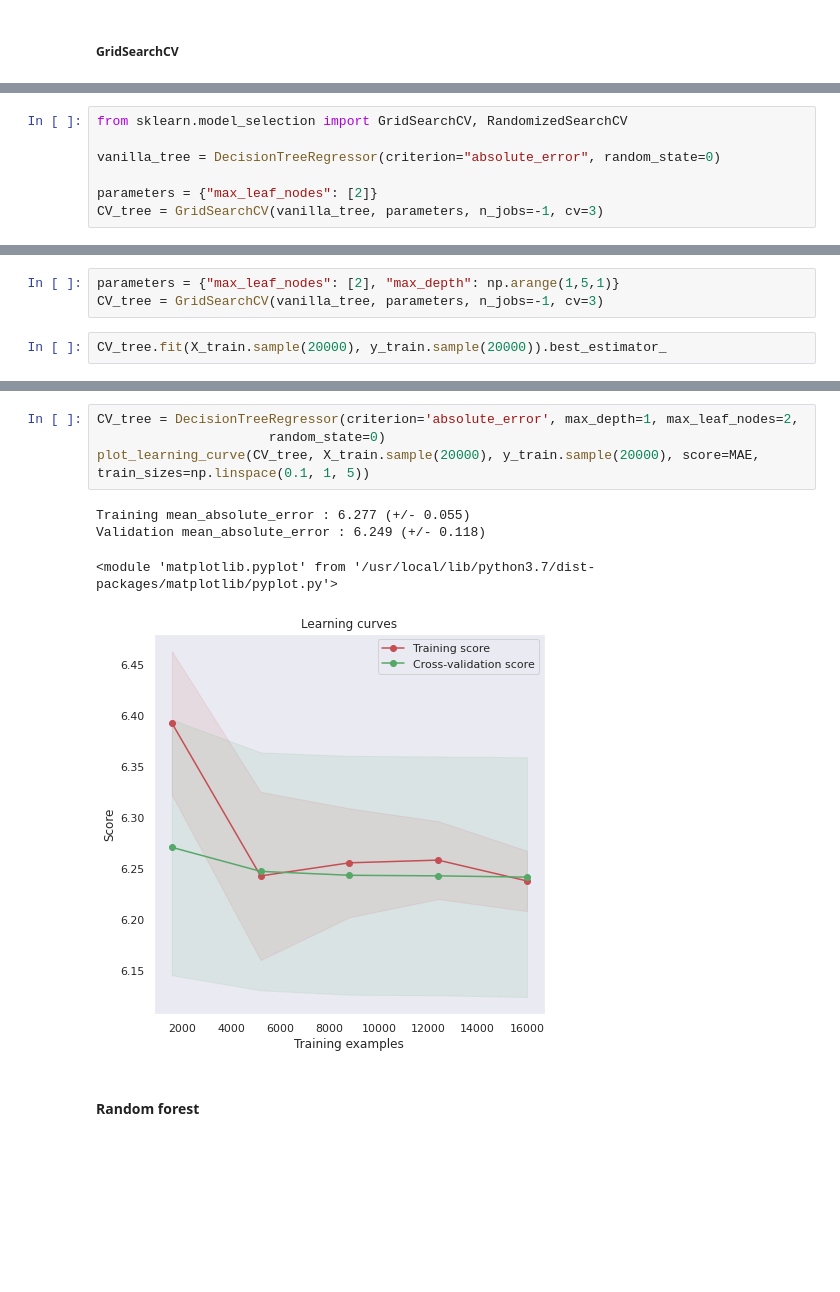
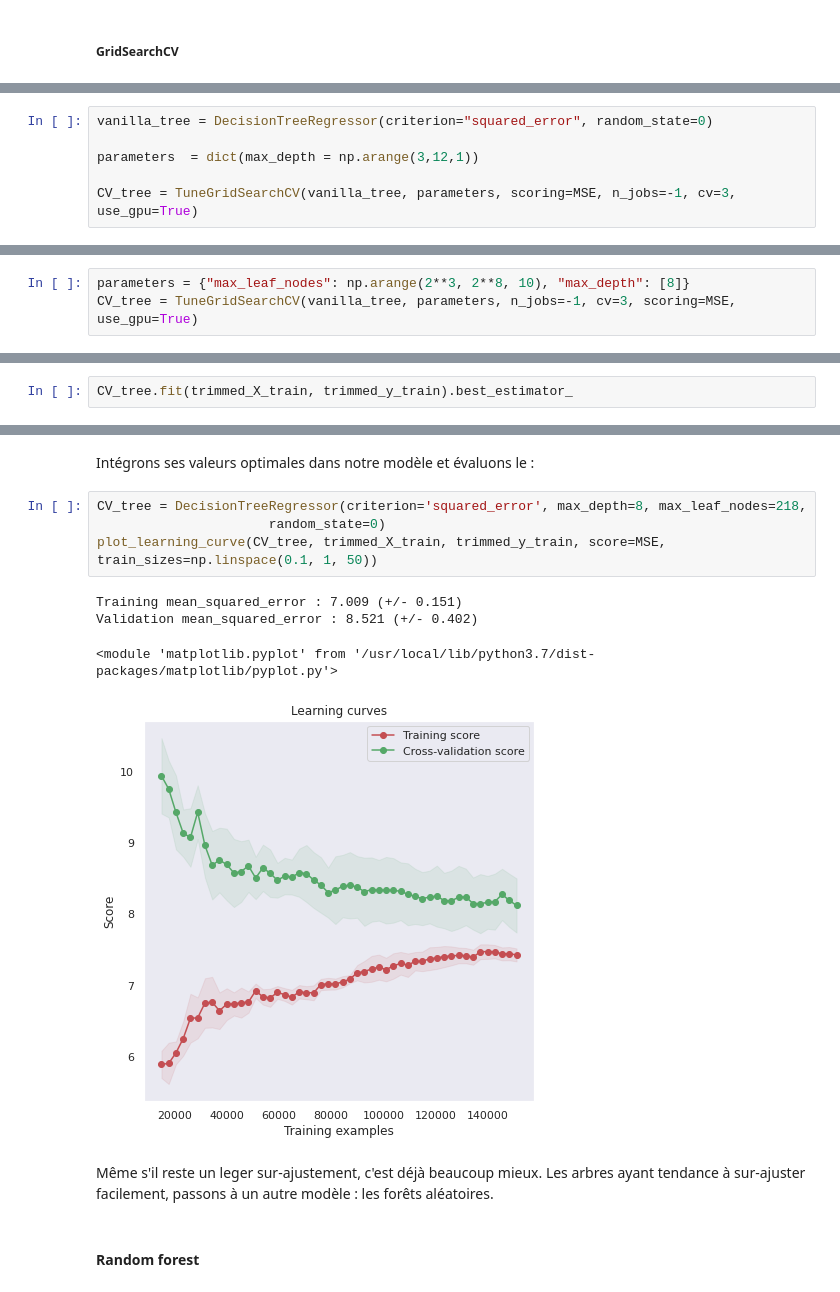
Before and after one commit to cmnemoi/NYCTaxiFareLPSID, a Jupyter notebook: src/Choix_modèles.ipynb, the cells around one changed output, grey strips where cells are left out. Saved outputs shown, nothing was run; the diff lists cells and outputs as text; blank space fills up the shorter version.

Commit message:
some explanation of what we did in model building

```diff
--- a/src/Choix_modèles.ipynb
+++ b/src/Choix_modèles.ipynb
@@ -450,7 +492,6 @@ Wall time: 1min 59s
 # %%
-from sklearn.model_selection import GridSearchCV, RandomizedSearchCV
+vanilla_tree = DecisionTreeRegressor(criterion="squared_error", random_state=0)
 
-vanilla_tree = DecisionTreeRegressor(criterion="absolute_error", random_state=0)
+parameters  = dict(max_depth = np.arange(3,12,1))
 
-parameters = {"max_leaf_nodes": [2]}
-CV_tree = GridSearchCV(vanilla_tree, parameters, n_jobs=-1, cv=3)
+CV_tree = TuneGridSearchCV(vanilla_tree, parameters, scoring=MSE, n_jobs=-1, cv=3, use_gpu=True)
@@ -462,5 +515,3 @@ DecisionTreeRegressor(criterion='absolute_error', max_leaf_nodes=2,
 # %%
-parameters = {"max_leaf_nodes": [2], "max_depth": np.arange(1,5,1)}
-CV_tree = GridSearchCV(vanilla_tree, parameters, n_jobs=-1, cv=3)
+parameters = {"max_leaf_nodes": np.arange(2**3, 2**8, 10), "max_depth": [8]}
+CV_tree = TuneGridSearchCV(vanilla_tree, parameters, n_jobs=-1, cv=3, scoring=MSE, use_gpu=True)
-# %%
-CV_tree.fit(X_train.sample(20000), y_train.sample(20000)).best_estimator_
@@ -469,0 +518,2 @@ DecisionTreeRegressor(criterion='absolute_error', max_depth=1, max_leaf_nodes=2,
+# %%
+CV_tree.fit(trimmed_X_train, trimmed_y_train).best_estimator_
@@ -470,12 +539,16 @@ DecisionTreeRegressor(criterion='absolute_error', max_depth=1, max_leaf_nodes=2,
+# %% [markdown]
+Intégrons ses valeurs optimales dans notre modèle et évaluons le :
 # %%
-CV_tree = DecisionTreeRegressor(criterion='absolute_error', max_depth=1, max_leaf_nodes=2,
+CV_tree = DecisionTreeRegressor(criterion='squared_error', max_depth=8, max_leaf_nodes=218,
                       random_state=0)
-plot_learning_curve(CV_tree, X_train.sample(20000), y_train.sample(20000), score=MAE, train_sizes=np.linspace(0.1, 1, 5))
+plot_learning_curve(CV_tree, trimmed_X_train, trimmed_y_train, score=MSE, train_sizes=np.linspace(0.1, 1, 50))
 # %% [output]
-Training mean_absolute_error : 6.277 (+/- 0.055)
-Validation mean_absolute_error : 6.249 (+/- 0.118)
+Training mean_squared_error : 7.009 (+/- 0.151)
+Validation mean_squared_error : 8.521 (+/- 0.402)
 <module 'matplotlib.pyplot' from '/usr/local/lib/python3.7/dist-packages/matplotlib/pyplot.py'>
-[figure, old version]
+[figure, new version]
+# %% [markdown]
+Même s'il reste un leger sur-ajustement, c'est déjà beaucoup mieux. Les arbres ayant tendance à sur-ajuster facilement, passons à un autre modèle : les forêts aléatoires.
 # %% [markdown]
 #### Random forest
 # %%
```
Also changed, not shown: parts of 78 cells of this notebook.
